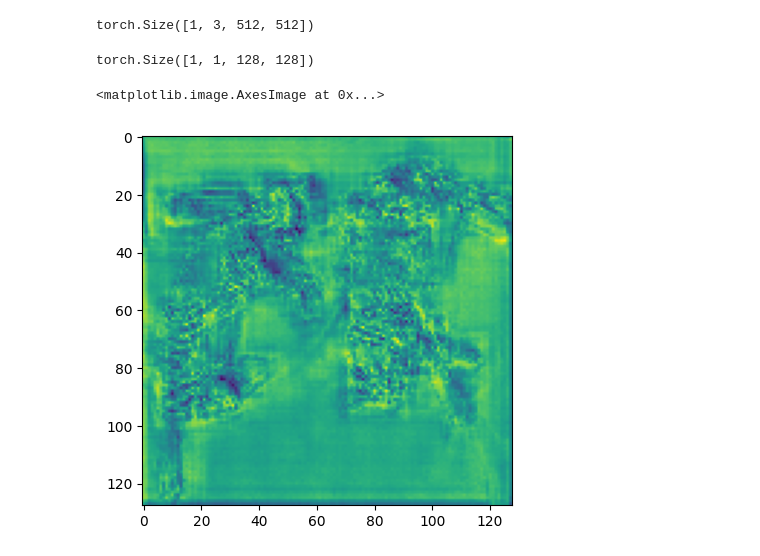
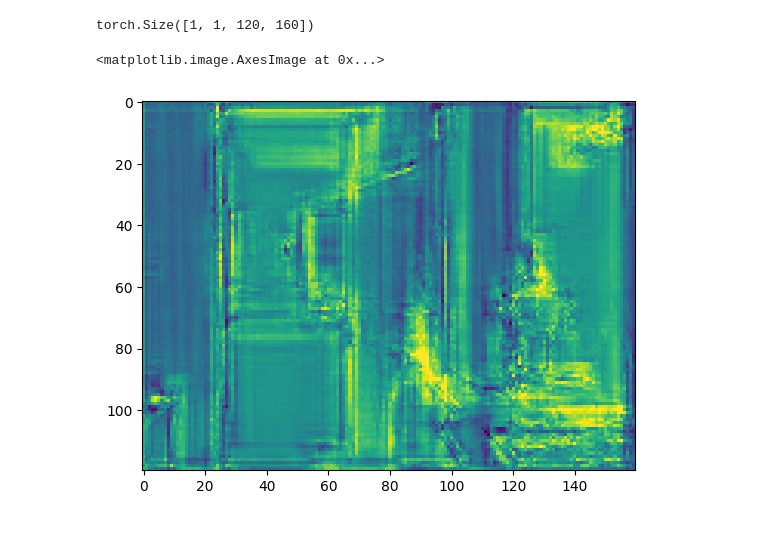
Before and after one commit to tauzn-clock/NDDepth, a Jupyter notebook: src/rewrite.ipynb, the cells around one changed output. Drawn from its saved outputs; the diff is of its cells as text; code cells hidden in the pictures.

Commit message:
hacky dataloader

```diff
--- a/src/rewrite.ipynb
+++ b/src/rewrite.ipynb
@@ -17,6 +4,16 @@ processor = AutoImageProcessor.from_pretrained("openmmlab/upernet-convnext-tiny"
+# %%
+from PIL import Image
+import torch
+from torch.utils.data import DataLoader
+
+import matplotlib.pyplot as plt
+from model import Model, ModelConfig
+from dataloader import ImageDataset, preprocess_transform
+
+torch.manual_seed(42)
+
+train_dataset = ImageDataset('/scratchdata/nyu_data', '/scratchdata/nyu_data/data/nyu2_train.csv', transform=preprocess_transform)
+train_dataloader = DataLoader(train_dataset, batch_size=1, shuffle=True)
 # %%
-config =  ModelConfig("large07")
+config =  ModelConfig("tiny07")
 model = Model(config).to("cuda")
-# %%
-inputs = processor(images=image, return_tensors="pt").to("cuda")
-d1, d2 = model(inputs)
@@ -35,11 +20,16 @@ delta_d torch.Size([1, 2, 128, 128])
-# %%
-print(inputs["pixel_values"].shape)
-# %% [output]
-torch.Size([1, 3, 512, 512])
+# %%
+# Get an output from dataloader
+for i, x in enumerate(train_dataloader):
+
+    for k in x.keys():
+        x[k] = x[k].to("cuda")
+
+    d1, d2 = model(x)
+    break
 # %%
 print(d1[-1].shape)
-plt.imshow(d1[0].detach().cpu().numpy()[0, 0, :, :])
+plt.imshow(d1[-1][0, 0].detach().cpu().numpy())
 # %% [output]
-torch.Size([1, 1, 128, 128])
+torch.Size([1, 1, 120, 160])
 <matplotlib.image.AxesImage at 0x...>
-[figure, old version]
+[figure, new version]
```
Also changed, not shown: parts of 2 cells of this notebook, 2 other files.
